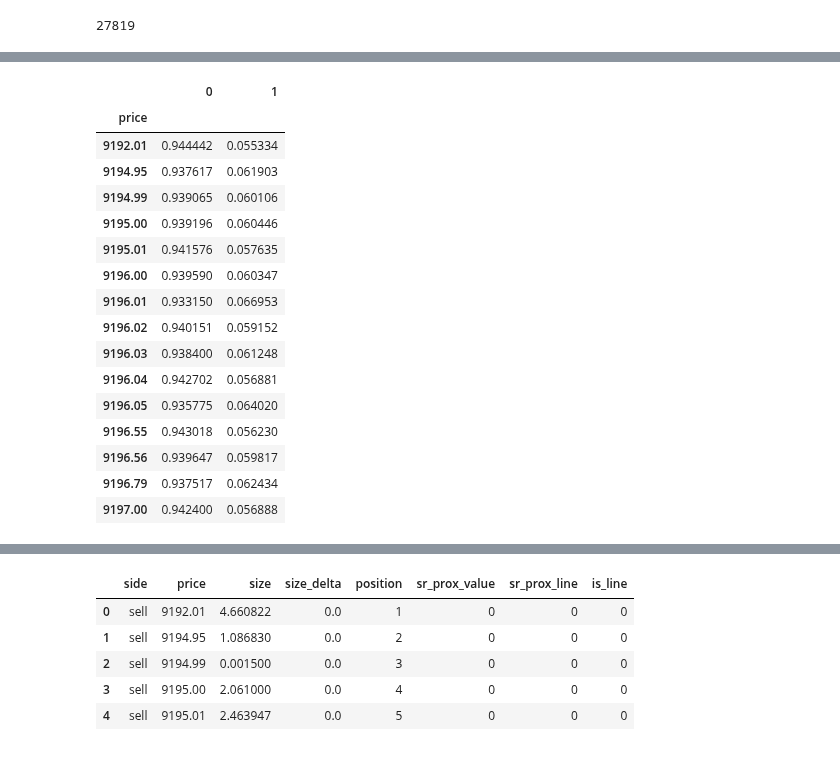
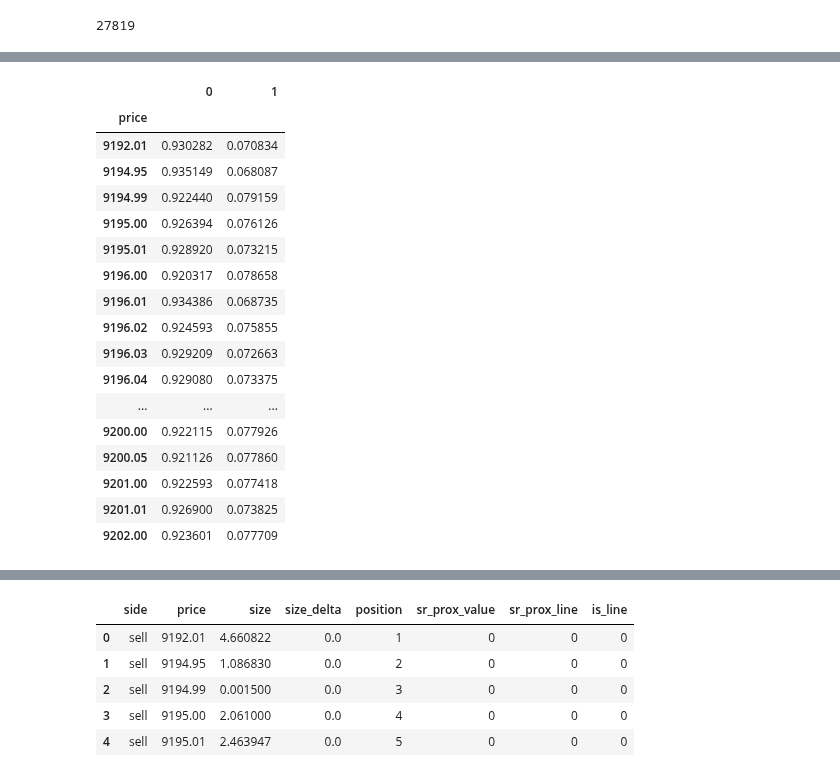
Before and after one commit to timothyyu/gdax-orderbook-ml, a Jupyter notebook: 8_program_structure_improvement.ipynb, the cells around one changed output, grey strips where cells are left out. Saved outputs shown, nothing was run; the diff lists cells and outputs as text; code cells hidden in the pictures.

Commit message:
test of reduced layer complexity model with increased dropout

```diff
--- a/8_program_structure_improvement.ipynb
+++ b/8_program_structure_improvement.ipynb
@@ -1056,9 +1057,9 @@ batch_size = 2529
     # required parameter for LSTM if stateful = True
 
 model = Sequential()
-model.add(Bidirectional(LSTM(128, return_sequences = True,
+model.add(Bidirectional(LSTM(32, return_sequences = True,
                             use_bias= False, bias_initializer = 'ones',
-                            recurrent_dropout = 0.2, dropout = 0.2,
+                            recurrent_dropout = 0.5, dropout = 0.5,
                             go_backwards=False,name='main_input'),
                             batch_input_shape=(batch_size , timesteps, data_dim ),name="LSTM_1"))
                                 #input_shape(batch_size, timesteps,features)
@@ -1066,43 +1067,43 @@ model.add(Bidirectional(LSTM(128, return_sequences = True,
 # GRU layers #############################################
 
 # Set use_bias = True
-model.add(Bidirectional(GRU(32, return_sequences=True,stateful=True,
+model.add(Bidirectional(GRU(16, return_sequences=True,stateful=True,
                             use_bias= True, bias_initializer = 'ones',
                             activation='relu',
                             recurrent_dropout = 0.2, dropout = 0.2),name="GRU_1_biased_relu"))
 
 # Set use_bias = True
-model.add(Bidirectional(GRU(48, return_sequences=True,stateful=True,
+model.add(Bidirectional(GRU(24, return_sequences=True,stateful=True,
                             use_bias= True, bias_initializer = 'ones',
                             recurrent_dropout = 0.2, dropout = 0.2),name="GRU_2_biased"))
 
 # Set use_bias = False
-model.add(Bidirectional(GRU(64, return_sequences=True,stateful=True,
+model.add(Bidirectional(GRU(32, return_sequences=True,stateful=True,
                             use_bias= False, bias_initializer = 'ones',
                             recurrent_dropout = 0.2, dropout = 0.2),name="GRU_3"))
 # Set use_bias = False
-model.add(Bidirectional(GRU(128, return_sequences=True,stateful=True,
+model.add(Bidirectional(GRU(64, return_sequences=True,stateful=True,
                             use_bias= False, bias_initializer = 'ones',
                             recurrent_dropout = 0.2, dropout = 0.2),name="GRU_4"))
 
 # Set bias to True for this GRU/LSTM:
-model.add(Bidirectional(GRU(256, return_sequences=True,stateful=True,
+model.add(Bidirectional(GRU(128, return_sequences=True,stateful=True,
                             use_bias= True, bias_initializer = 'ones',
                             recurrent_dropout = 0.2, dropout = 0.2),name="GRU_5_biased"))
 # Set use_bias = False
-model.add(Bidirectional(GRU(32, return_sequences=True,stateful=True,
+model.add(Bidirectional(GRU(16, return_sequences=True,stateful=True,
                             use_bias= False, bias_initializer = 'ones',
                             recurrent_dropout = 0.2, dropout = 0.2),name="GRU_6"))
 ###########################################################
-model.add(Bidirectional(LSTM(64, return_sequences=True,stateful=True,
+model.add(Bidirectional(LSTM(32, return_sequences=True,stateful=True,
                             use_bias= False, bias_initializer = 'ones',
                             recurrent_dropout = 0.2, dropout = 0.2),name="LSTM_2"))
 
 model.add(TimeDistributed(Dense(2,activation='sigmoid'),name="Dense_1_DT"))
 
-model.add(Bidirectional(LSTM(32, return_sequences=False,stateful=True,
+model.add(Bidirectional(LSTM(16, return_sequences=False,stateful=True,
                             use_bias= False, bias_initializer = 'ones',
-                            recurrent_dropout = 0.2, dropout = 0.2),name="LSTM_3"))
+                            recurrent_dropout = 0.5, dropout = 0.5),name="LSTM_3"))
 #return_sequences = False for last LSTM to flatten output
 
 model.add(Dropout(0.2,name="Dropout_1"))
@@ -1268,29 +1269,30 @@ Test model - Loss: 0.06367165798490698, Accuracy: 0.9993889060887423
 # %%
 model.predict(X4_shaped,batch_size=batch_size)
 bt = model.predict(X4_shaped,batch_size=batch_size)
 bt_df = pd.DataFrame(bt)
 bt_df.index = snapshot_state1_df['price'].values
 # Restore 'price' to results/index
 bt_df.index.name = 'price'
-bt_df.head(15)
+bt_df.head(25)
 # %% [output]
 |  | 0 | 1 |
 | price |  |  |
-| 9192.01 | 0.944442 | 0.055334 |
-| 9194.95 | 0.937617 | 0.061903 |
-| 9194.99 | 0.939065 | 0.060106 |
-| 9195.00 | 0.939196 | 0.060446 |
-| 9195.01 | 0.941576 | 0.057635 |
-| 9196.00 | 0.939590 | 0.060347 |
-| 9196.01 | 0.933150 | 0.066953 |
-| 9196.02 | 0.940151 | 0.059152 |
-| 9196.03 | 0.938400 | 0.061248 |
-| 9196.04 | 0.942702 | 0.056881 |
-| 9196.05 | 0.935775 | 0.064020 |
-| 9196.55 | 0.943018 | 0.056230 |
-| 9196.56 | 0.939647 | 0.059817 |
-| 9196.79 | 0.937517 | 0.062434 |
-| 9197.00 | 0.942400 | 0.056888 |
+| 9192.01 | 0.930282 | 0.070834 |
+| 9194.95 | 0.935149 | 0.068087 |
+| 9194.99 | 0.922440 | 0.079159 |
+| 9195.00 | 0.926394 | 0.076126 |
+| 9195.01 | 0.928920 | 0.073215 |
+| 9196.00 | 0.920317 | 0.078658 |
+| 9196.01 | 0.934386 | 0.068735 |
+| 9196.02 | 0.924593 | 0.075855 |
+| 9196.03 | 0.929209 | 0.072663 |
+| 9196.04 | 0.929080 | 0.073375 |
+| ... | ... | ... |
+| 9200.00 | 0.922115 | 0.077926 |
+| 9200.05 | 0.921126 | 0.077860 |
+| 9201.00 | 0.922593 | 0.077418 |
+| 9201.01 | 0.926900 | 0.073825 |
+| 9202.00 | 0.923601 | 0.077709 |
 # %%
 bt_df.tail(15)
 # Model is picking up on the relationship between:
```
Also changed, not shown: parts of 38 cells of this notebook, 3 other files.
